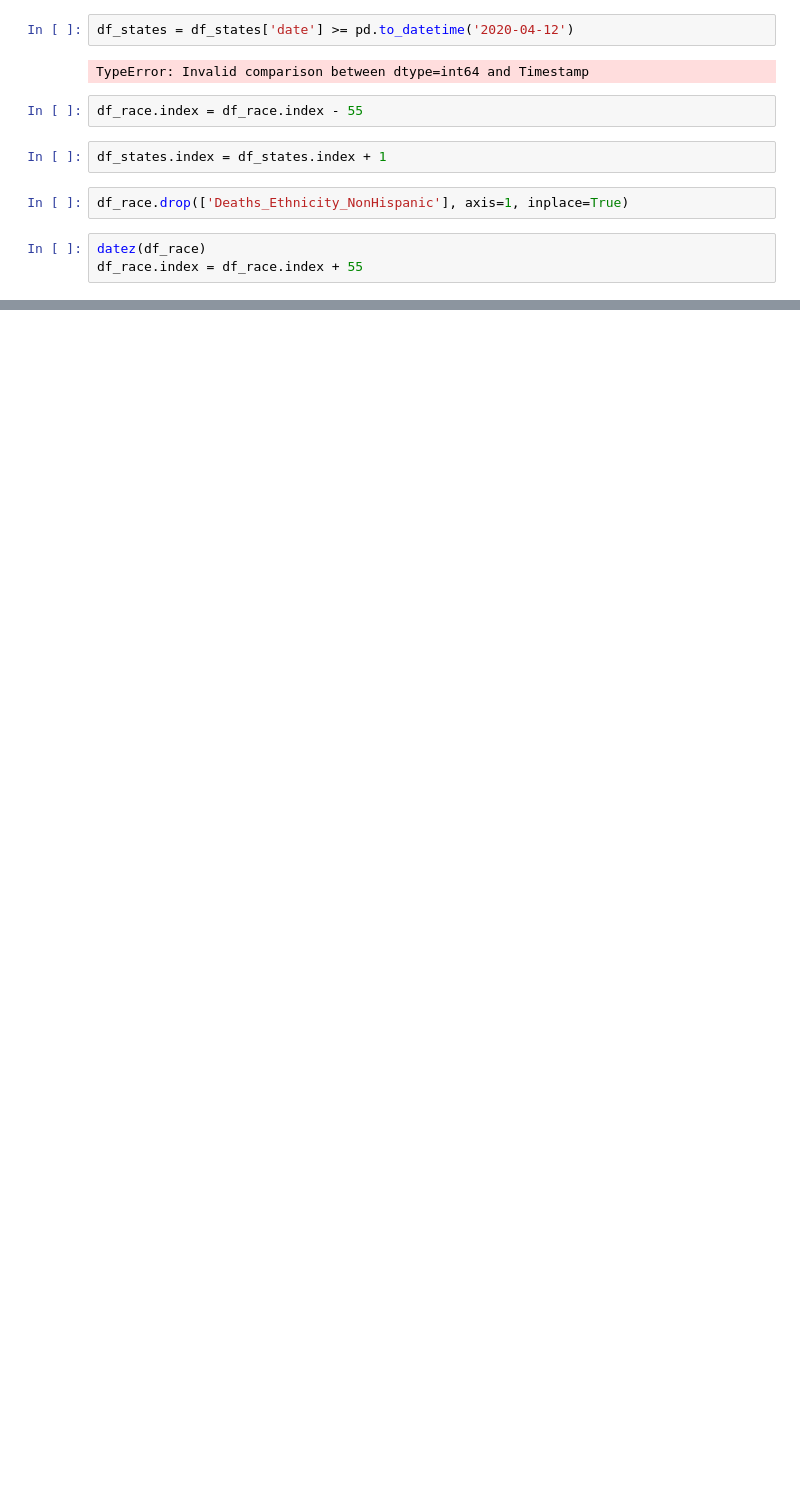
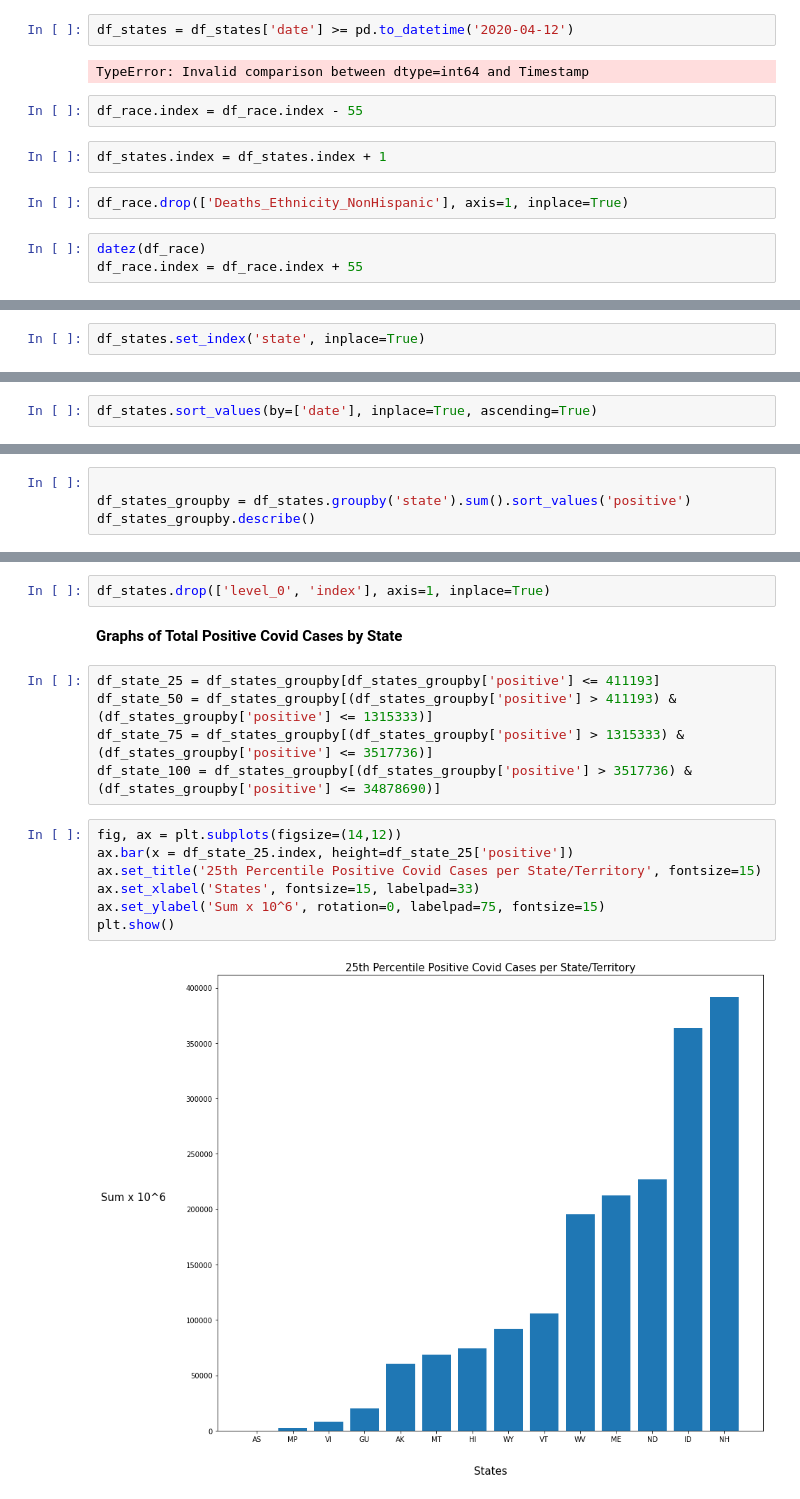
Before and after one commit to thespence7/Covid19-Statistical-Analysis, a Jupyter notebook: covid_tracker/Capstone1_import_data.ipynb, the cells around one changed output, grey strips where cells are left out. Drawn from its saved outputs; the diff is of its cells as text; blank space fills up the shorter version.

Commit message:
Analysis of Bar Graphs

```diff
--- a/covid_tracker/Capstone1_import_data.ipynb
+++ b/covid_tracker/Capstone1_import_data.ipynb
@@ -54,0 +38,2 @@ DataError: No numeric types to aggregate
+# %%
+df_states.set_index('state', inplace=True)
@@ -64,0 +81,2 @@ SyntaxError: invalid syntax (<ipython-input-177-3e270de444a0>, line 1)
+# %%
+df_states.sort_values(by=['date'], inplace=True, ascending=True)
@@ -64,0 +85,4 @@ SyntaxError: invalid syntax (<ipython-input-177-3e270de444a0>, line 1)
+# %%
+
+df_states_groupby = df_states.groupby('state').sum().sort_values('positive')
+df_states_groupby.describe()
@@ -64,0 +99,18 @@ SyntaxError: invalid syntax (<ipython-input-177-3e270de444a0>, line 1)
+# %%
+df_states.drop(['level_0', 'index'], axis=1, inplace=True)
+# %% [markdown]
+**Graphs of Total Positive Covid Cases by State**
+# %%
+df_state_25 = df_states_groupby[df_states_groupby['positive'] <= 411193]
+df_state_50 = df_states_groupby[(df_states_groupby['positive'] > 411193) & (df_states_groupby['positive'] <= 1315333)]
+df_state_75 = df_states_groupby[(df_states_groupby['positive'] > 1315333) & (df_states_groupby['positive'] <= 3517736)]
+df_state_100 = df_states_groupby[(df_states_groupby['positive'] > 3517736) & (df_states_groupby['positive'] <= 34878690)]
+# %%
+fig, ax = plt.subplots(figsize=(14,12))
+ax.bar(x = df_state_25.index, height=df_state_25['positive'])
+ax.set_title('25th Percentile Positive Covid Cases per State/Territory', fontsize=15)
+ax.set_xlabel('States', fontsize=15, labelpad=33)
+ax.set_ylabel('Sum x 10^6', rotation=0, labelpad=75, fontsize=15)
+plt.show()
+# %% [output]
+[figure, added]
```
Also changed, not shown: parts of 34 cells of this notebook.
